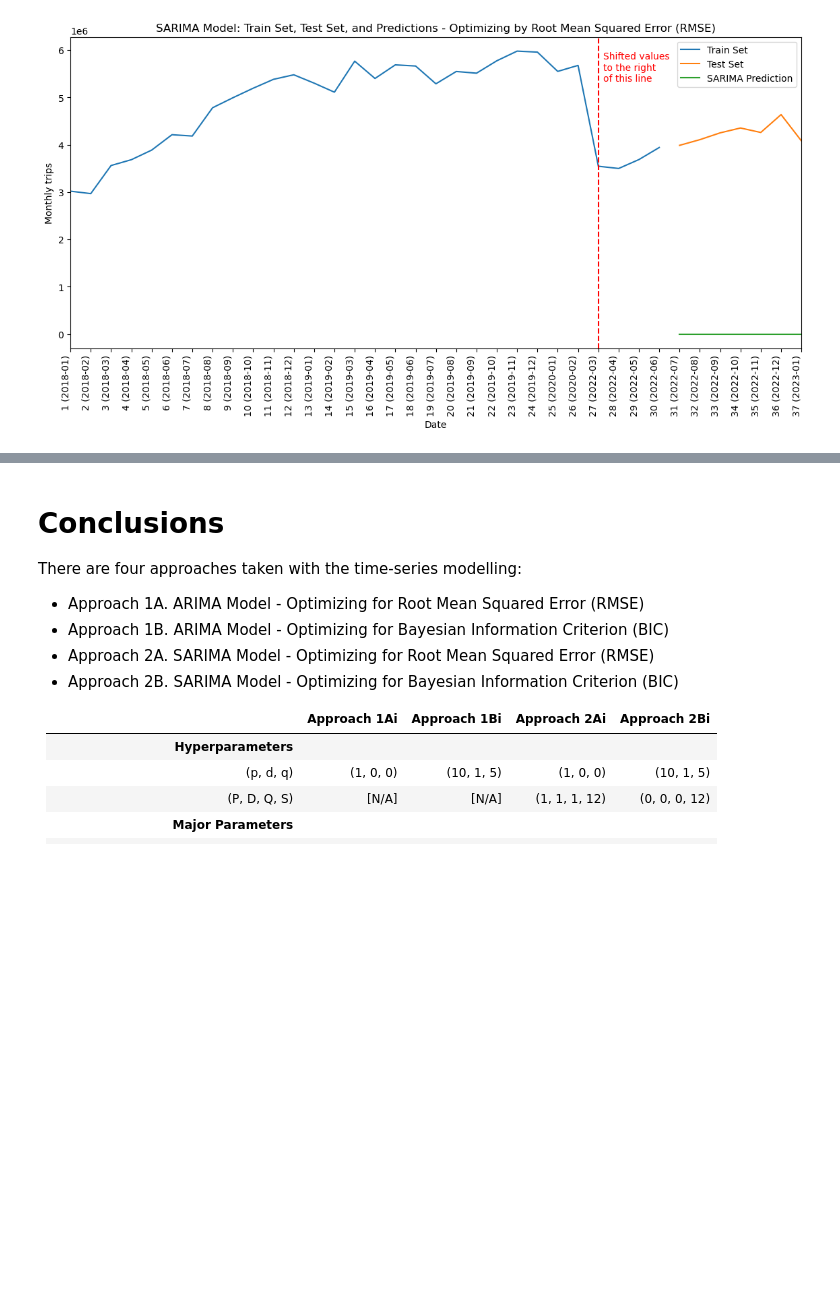
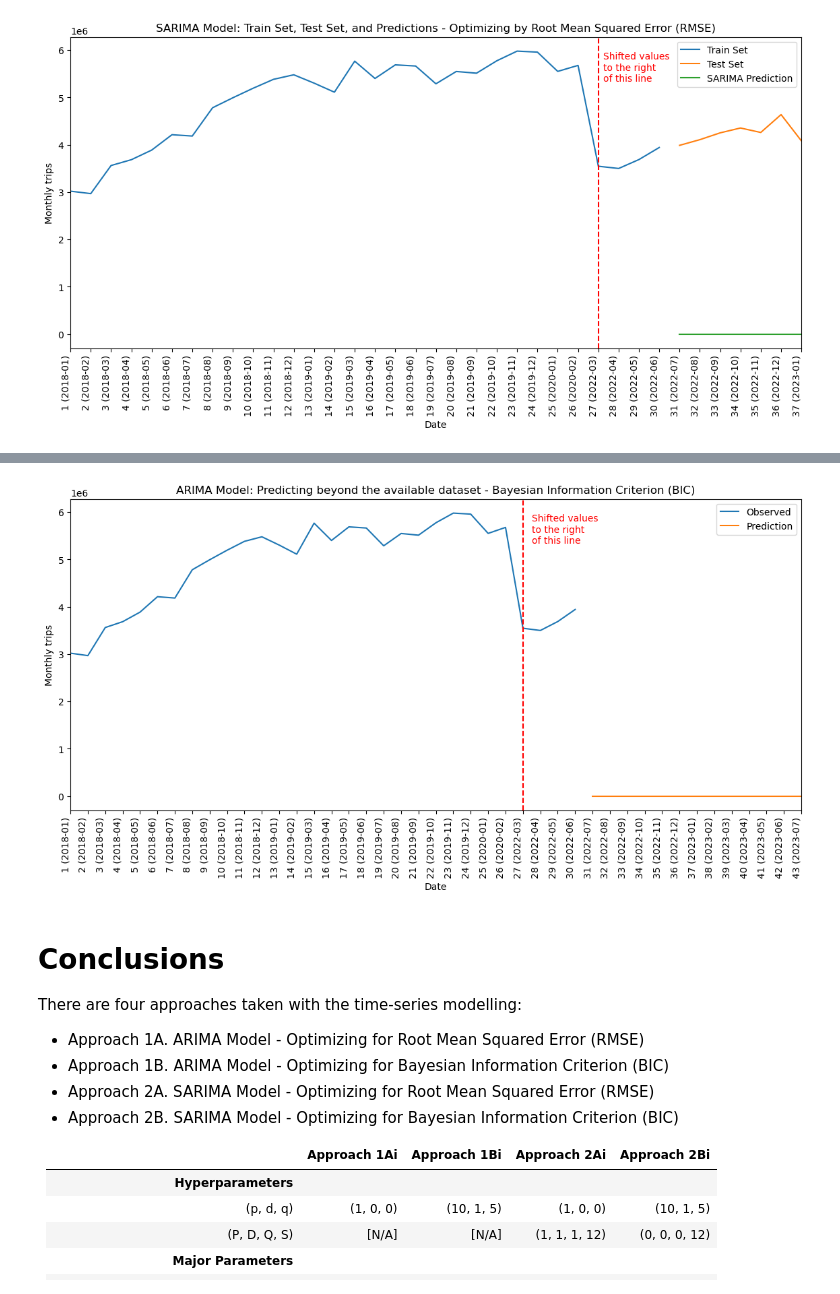
Before and after one commit to iammattlee/tmu_ridehail, a Jupyter notebook: final_report_code/condensed_data.ipynb, the cells around one changed output, grey strips where cells are left out. Cells and saved outputs as stored; diff of their text form; code cells hidden in the pictures; blank space fills up the shorter version.

```diff
--- a/final_report_code/condensed_data.ipynb
+++ b/final_report_code/condensed_data.ipynb
@@ -1322,0 +1397,7 @@ plt.show()
+# %%
+warnings.filterwarnings('ignore') #Ignores warnings
+
+arima_order = (10, 1, 5) #Based on the ARIMA optimization above
+sarima_order = (0, 0 ,0, 12)
+final_model = SARIMAX(train_set, order=arima_order, seasonal_order=sarima_order).fit()
+prediction_future = final_model.predict(len(train_set), len(train_set) + 12) # Build the ARIMA model beyond the available data
@@ -1323,3 +1436,34 @@ plt.show()
+# %%
+# Identify plot size
+fig, ax = plt.subplots(figsize=(14, 6))
+
+# Plot the lines
+ax.plot(data['x_label'], data['Observed'], label='Observed')
+ax.plot(data['x_label'], data['Prediction'], label='Prediction')
+
+# Set x-axis label, y-axis label, and title
+ax.set_xlabel('Date')
+ax.set_ylabel('Monthly trips')
+ax.set_title('ARIMA Model: Predicting beyond the available dataset - Bayesian Information Criterion (BIC)')
+
+# Add legend
+ax.legend()
+
+plt.xticks(rotation=90, ha='right')  # Rotate and slant x-axis labels to the right
+
+# Add a vertical line
+ax.axvline(x=26, color='red', linestyle='--')
+
+# Add label for the vertical line
+ax.text(26.5, ax.get_ylim()[1]- 0.05 * ax.get_ylim()[1], 'Shifted values\nto the right\nof this line',
+        color='red', verticalalignment='top', horizontalalignment='left')
+
+# Adjust spacing before the first tick and after the last tick
+plt.margins(x=0)
+
+plt.show()
+# %% [output]
+[figure, added]
 # %% [markdown]
 # Conclusions
 There are four approaches taken with the time-series modelling:
```
Also changed, not shown: parts of 10 cells of this notebook, 1 other file.
